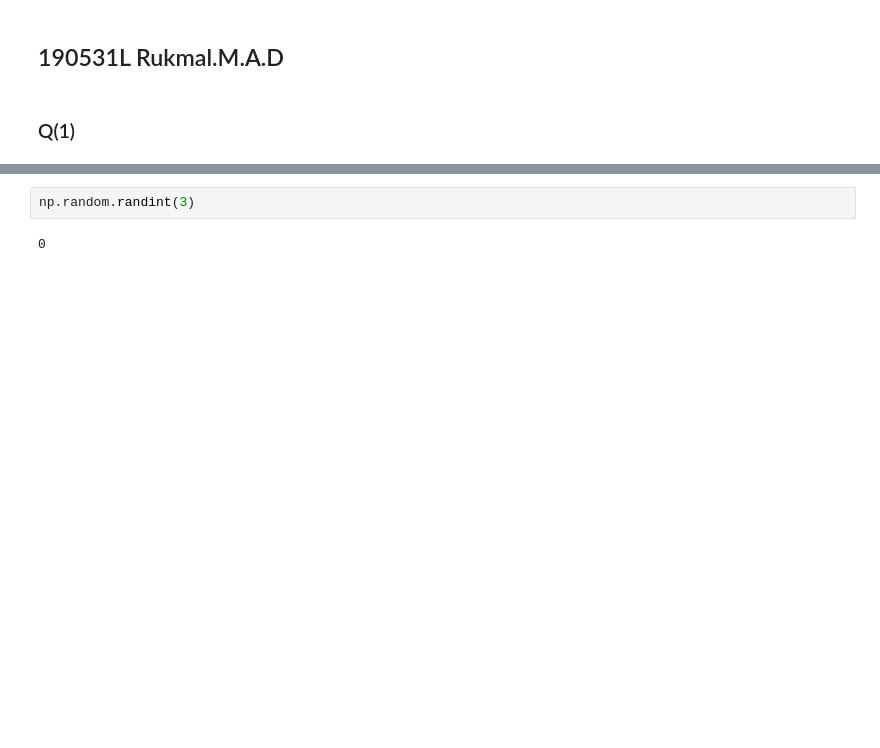
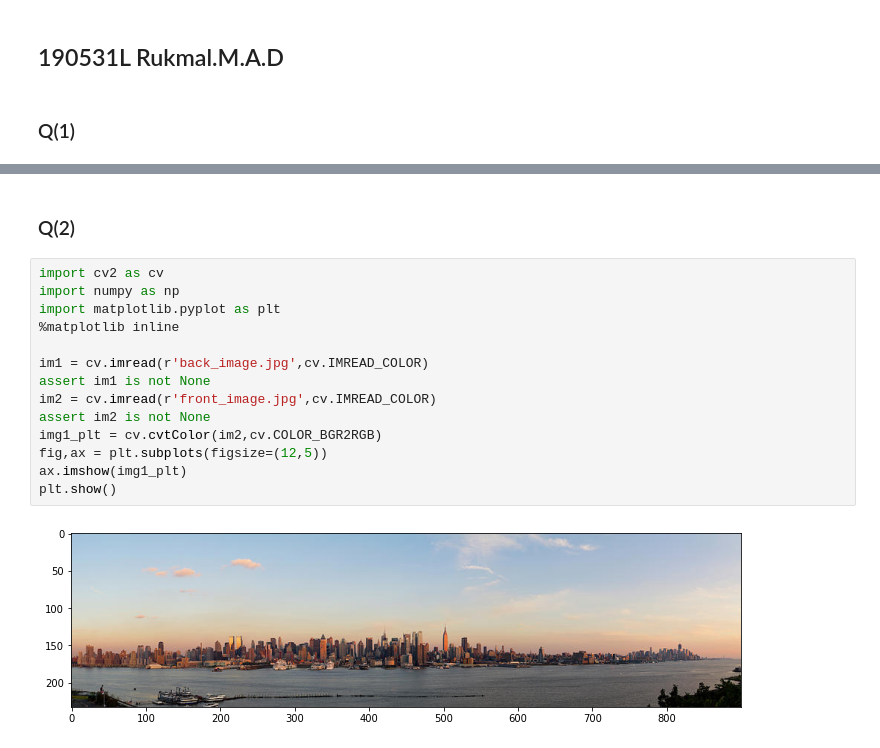
Before and after one commit to DilukshaRukmal/Computer_vision, a Jupyter notebook: Assignment 2/190531L_Assignment_2.ipynb, the cells around one changed output, grey strips where cells are left out. Cells and saved outputs as stored; diff of their text form; blank space fills up the shorter version.

```diff
--- a/Assignment 2/190531L_Assignment_2.ipynb
+++ b/Assignment 2/190531L_Assignment_2.ipynb
@@ -70,4 +71,18 @@ plt.show()
+# %% [markdown]
+### Q(2)
 # %%
-np.random.randint(3)
+import cv2 as cv
+import numpy as np
+import matplotlib.pyplot as plt
+%matplotlib inline
+
+im1 = cv.imread(r'back_image.jpg',cv.IMREAD_COLOR)
+assert im1 is not None
+im2 = cv.imread(r'front_image.jpg',cv.IMREAD_COLOR)
+assert im2 is not None
+img1_plt = cv.cvtColor(im2,cv.COLOR_BGR2RGB)
+fig,ax = plt.subplots(figsize=(12,5))
+ax.imshow(img1_plt)
+plt.show()
 # %% [output]
-0
+[figure, added]
```
Also changed, not shown: parts of 5 cells of this notebook, 5 other files.
